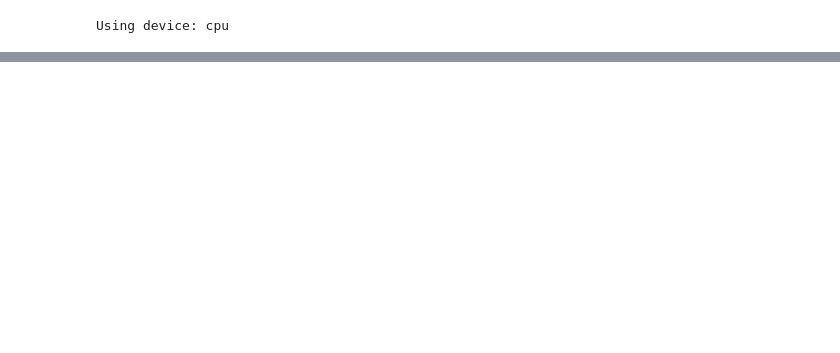
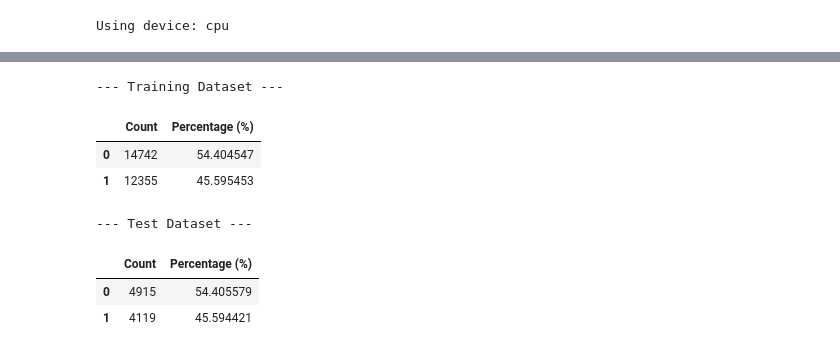
Before and after one commit to dcschumann/bioinfo-school, a Jupyter notebook: week3/exC/GenomicBenchmark.ipynb, the cells around one changed output, grey strips where cells are left out. Cells and saved outputs as stored; diff of their text form; code cells hidden in the pictures; blank space fills up the shorter version.

```diff
--- a/week3/exC/GenomicBenchmark.ipynb
+++ b/week3/exC/GenomicBenchmark.ipynb
@@ -36,0 +119,27 @@ AttributeError: 'EsmConfig' object has no attribute 'rope_theta'
+# %%
+import pandas as pd
+
+def get_class_stats(dataset, name):
+    labels = [dataset[i][1] for i in range(len(dataset))]
+    df = pd.Series(labels)
+    counts = df.value_counts().sort_index()
+    percentages = df.value_counts(normalize=True).sort_index() * 100
+
+    stats = pd.DataFrame({
+        'Count': counts,
+        'Percentage (%)': percentages
+    })
+    print(f'\n--- {name} ---')
+    display(stats)
+
+get_class_stats(train_dataset, 'Training Dataset')
+get_class_stats(test_dataset, 'Test Dataset')
+# %% [output]
+--- Training Dataset ---
+|  | Count | Percentage (%) |
+| 0 | 14742 | 54.404547 |
+| 1 | 12355 | 45.595453 |
+--- Test Dataset ---
+|  | Count | Percentage (%) |
+| 0 | 4915 | 54.405579 |
+| 1 | 4119 | 45.594421 |
```
Also changed, not shown: parts of 11 cells of this notebook.
